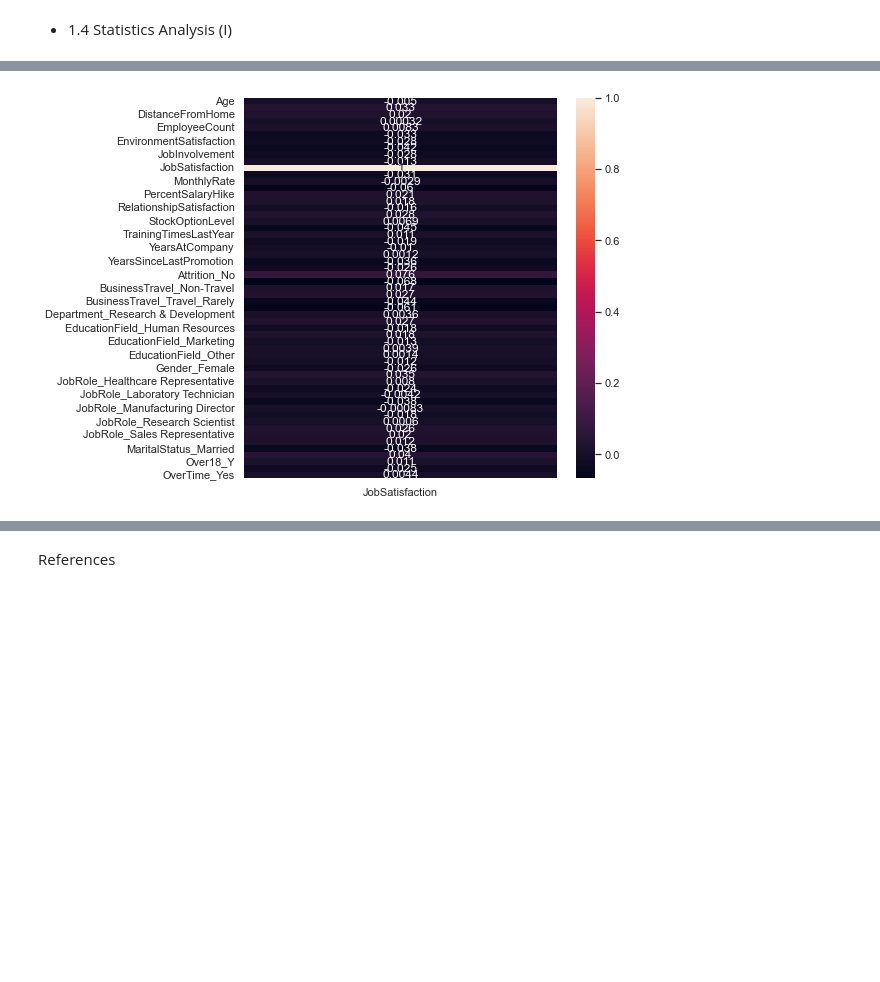
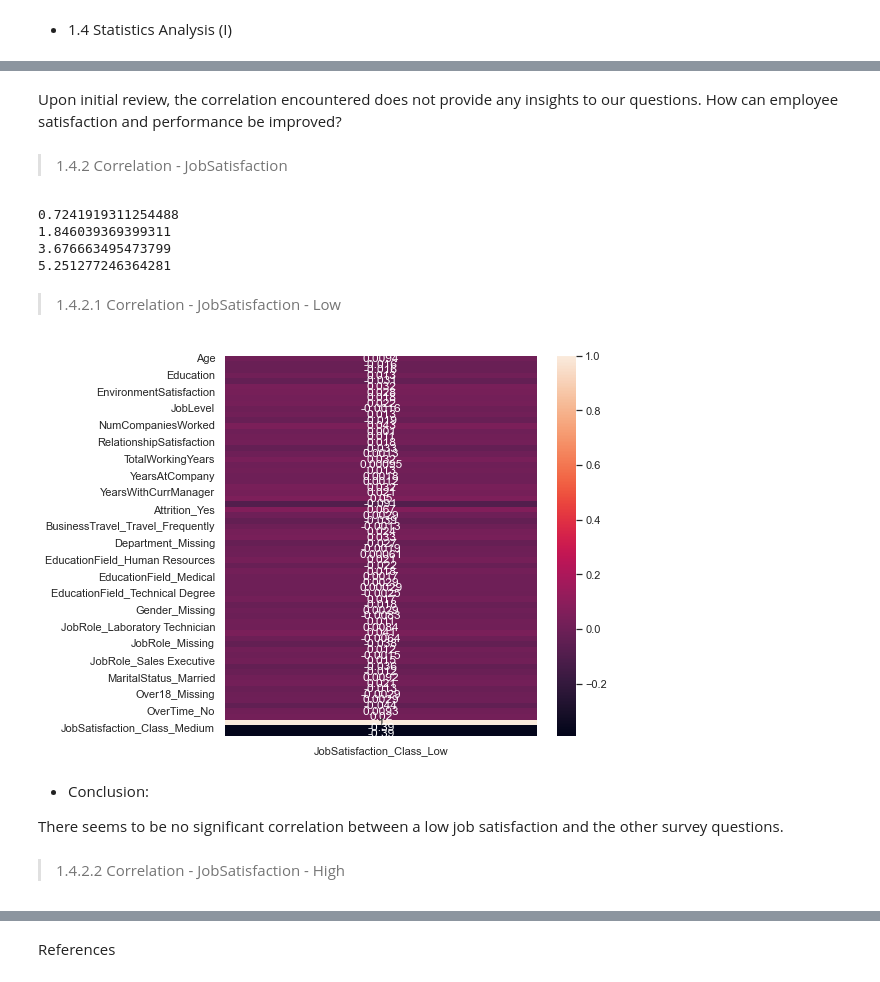
Before and after one commit to EduardoJMatosRomero/MLDPSTCA2, a Jupyter notebook: EduardoJMatosRomero_sba23298_Lvl8_CA2.ipynb, the cells around one changed output, grey strips where cells are left out. Drawn from its saved outputs; the diff is of its cells as text; code cells hidden in the pictures; blank space fills up the shorter version.

Commit message:
Correlation, t test and chi squared proccess

```diff
--- a/EduardoJMatosRomero_sba23298_Lvl8_CA2.ipynb
+++ b/EduardoJMatosRomero_sba23298_Lvl8_CA2.ipynb
@@ -145,3 +223,5 @@ df.describe(include='all')
+# %%
+df.drop('Over18', axis=1, inplace=True)
 # %% [markdown]
 Statisitical description of numerical columns?
 # %%
@@ -388,3 +473,3 @@ Once we have confirmed the amount of null values we have, and wheter or not they
 # %%
 categorical_columns = df.select_dtypes(include=['object']).columns
-df = df[categorical_columns].fillna('Missing')
+df3 = df[categorical_columns].fillna('Missing')
@@ -578,0 +603,16 @@ memory usage: 343.2 KB
+# %%
+df3 = df.copy()
+
+# Selecting categorical columns
+categorical_columns = df3.select_dtypes(include=['object']).columns
+
+# Fill missing values with 'Missing' and apply one-hot encoding in one step
+for col in categorical_columns:
+    # Filling missing values
+    df3[col] = df3[col].fillna('Missing')
+
+    # Applying one-hot encoding
+    df3 = pd.concat([df3, pd.get_dummies(df3[col], prefix=col)], axis=1)
+
+    # Dropping the original column
+    df3.drop(col, axis=1, inplace=True)
@@ -722,6 +753,35 @@ As it could be expected...
+# %% [markdown]
+Upon initial review, the correlation encountered does not provide any insights to our questions. How can employee satisfaction and performance be improved?
+# %% [markdown]
+> 1.4.2 Correlation - JobSatisfaction
+# %%
+Q1 = df['JobSatisfaction'].quantile(0.25)
+Q3 = df['JobSatisfaction'].quantile(0.75)
+
+print(df['JobSatisfaction'].min())
+print(Q1)
+print(Q3)
+print(df['JobSatisfaction'].max())
+# %% [output]
+0.7241919311254488
+1.846039369399311
+3.676663495473799
+5.251277246364281
+# %%
+# Defining thresholds.
+thresholds = [0.72, 1.9, 3.68, 5.26]
+
+# Creating bins using the defined thresholds
+df3['JobSatisfaction_Class'] = pd.cut(df3['JobSatisfaction'], bins=thresholds, labels=['Low', 'Medium', 'High'], include_lowest=True)
+
+df3.drop('JobSatisfaction', axis=1, inplace=True)
+
+df3 = pd.get_dummies(df3, columns=['JobSatisfaction_Class'])
+# %% [markdown]
+> 1.4.2.1 Correlation - JobSatisfaction - Low
 # %%
 plt.figure(figsize=(7,7))
-sns.heatmap(df3.corr()[["JobSatisfaction"]], annot=True)
+sns.heatmap(df3.corr()[["JobSatisfaction_Class_Low"]], annot=True)
 plt.show()
 # %% [output]
-[figure, old version]
+[figure, new version]
@@ -729,0 +788,6 @@ As it could be expected...
+# %% [markdown]
+- Conclusion:
+
+There seems to be no significant correlation between a low job satisfaction and the other survey questions.
+# %% [markdown]
+> 1.4.2.2 Correlation - JobSatisfaction - High
```
Also changed, not shown: parts of 124 cells of this notebook.
